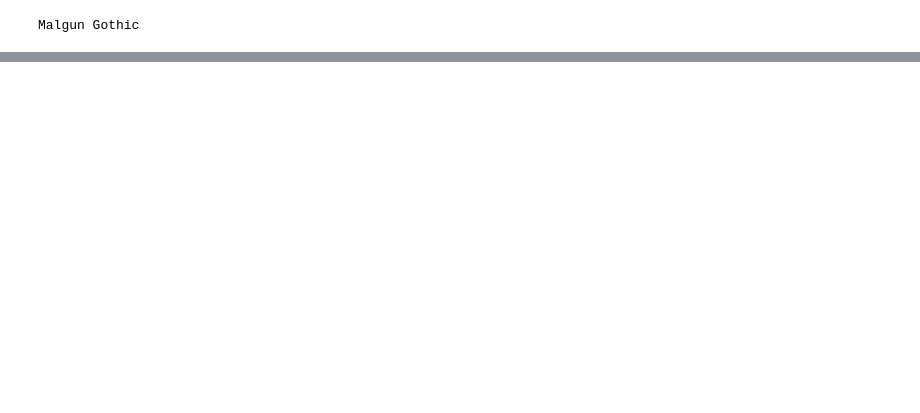
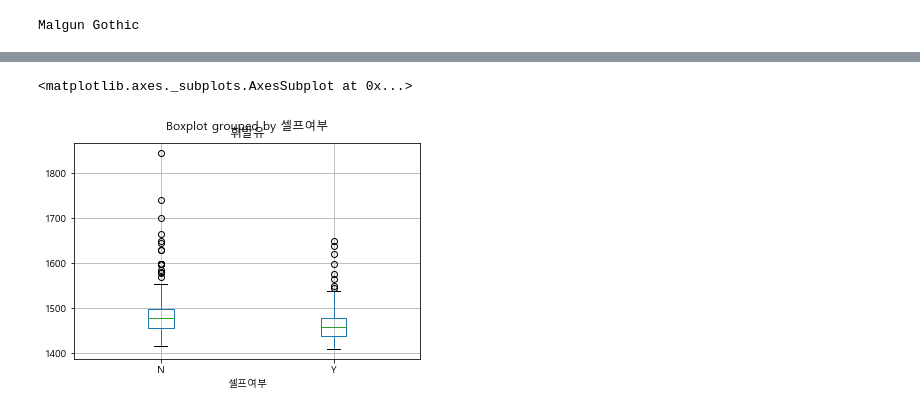
Before and after one commit to JeongsuMoon1/py_projects, a Jupyter notebook: analysis/crawling/데이터획득_level4_crawling_opinet_final.ipynb, the cells around one changed output, grey strips where cells are left out. Cells and saved outputs as stored; diff of their text form; code cells hidden in the pictures; blank space fills up the shorter version.

```diff
--- a/analysis/crawling/데이터획득_level4_crawling_opinet_final.ipynb
+++ b/analysis/crawling/데이터획득_level4_crawling_opinet_final.ipynb
@@ -285,0 +456,8 @@ sns.set_style('whitegrid')
+# %%
+# 휘발유가 셀프냐 아니냐
+st_raw_price_exist.boxplot( column='휘발유', by='셀프여부' )
+# 셀프주유소가 일반 주유소대비 가격이 저렴하다 !!
+# 모든 주유소가 싼것은 아니다. 일부 비싼 주유소도 존재
+# %% [output]
+<matplotlib.axes._subplots.AxesSubplot at 0x...>
+[figure, added]
```
Also changed, not shown: parts of 55 cells of this notebook, 6 other files.
